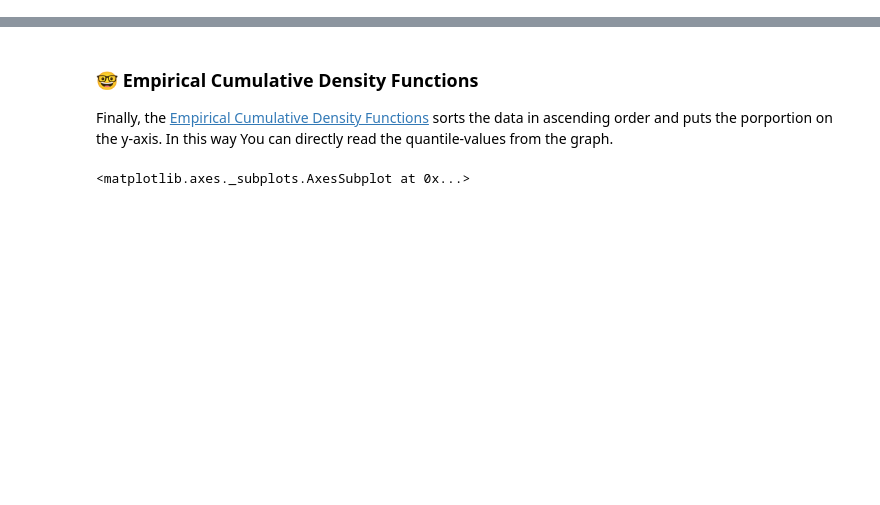
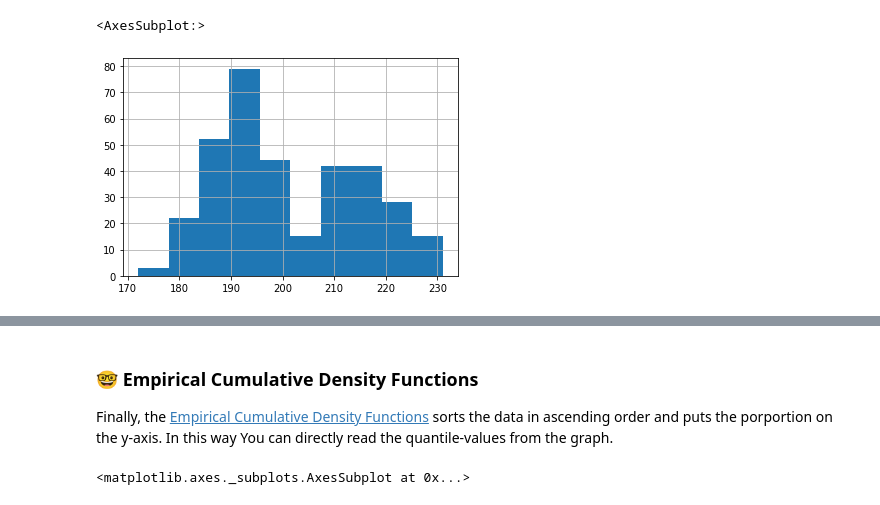
Before and after one commit to jhumci/BLT_BDS, a Jupyter notebook: 4_Visualisierung_und_Datenbanken.ipynb, the cells around one changed output, grey strips where cells are left out. Saved outputs shown, nothing was run; the diff lists cells and outputs as text; code cells hidden in the pictures; blank space fills up the shorter version.

```diff
--- a/4_Visualisierung_und_Datenbanken.ipynb
+++ b/4_Visualisierung_und_Datenbanken.ipynb
@@ -221,0 +71,5 @@ sns.boxplot(data=results_df_plot, x="Calculation Method", y="Variance")
+# %%
+penguins["flipper_length_mm"].hist()
+# %% [output]
+<AxesSubplot:>
+[figure, added]
```
Also changed, not shown: parts of 107 cells of this notebook, 7 other files.
